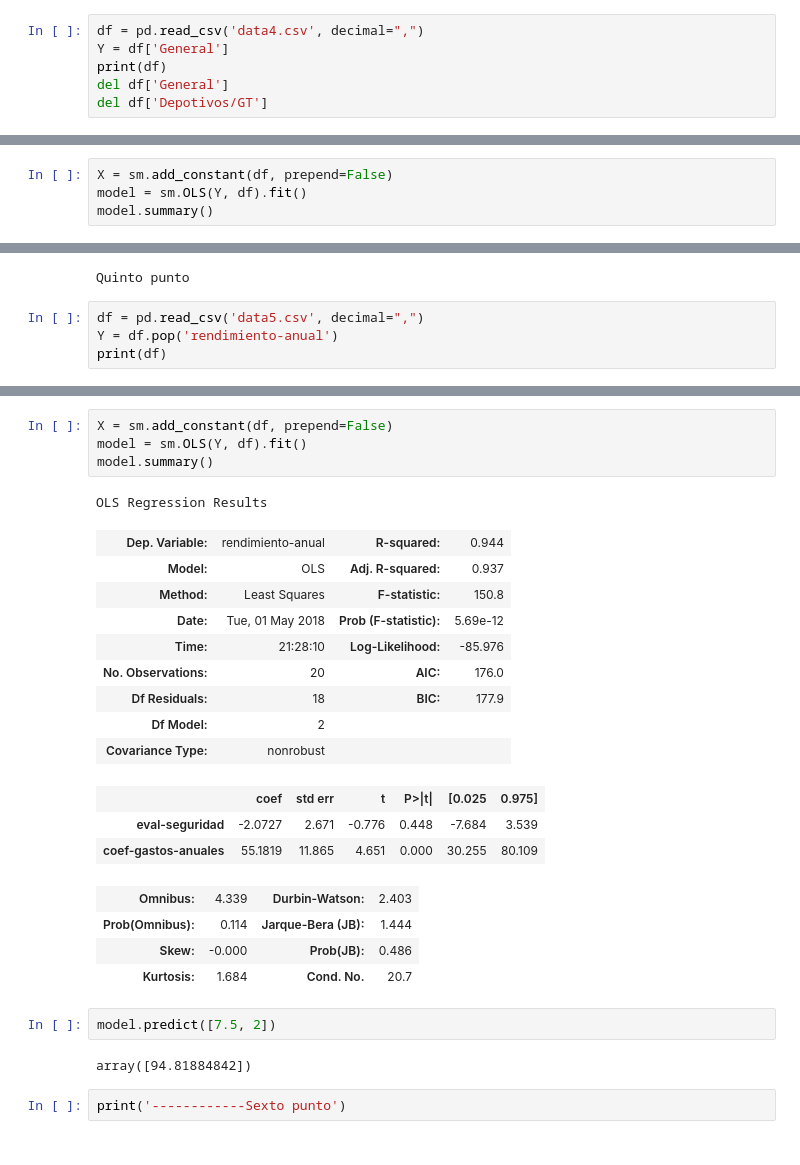
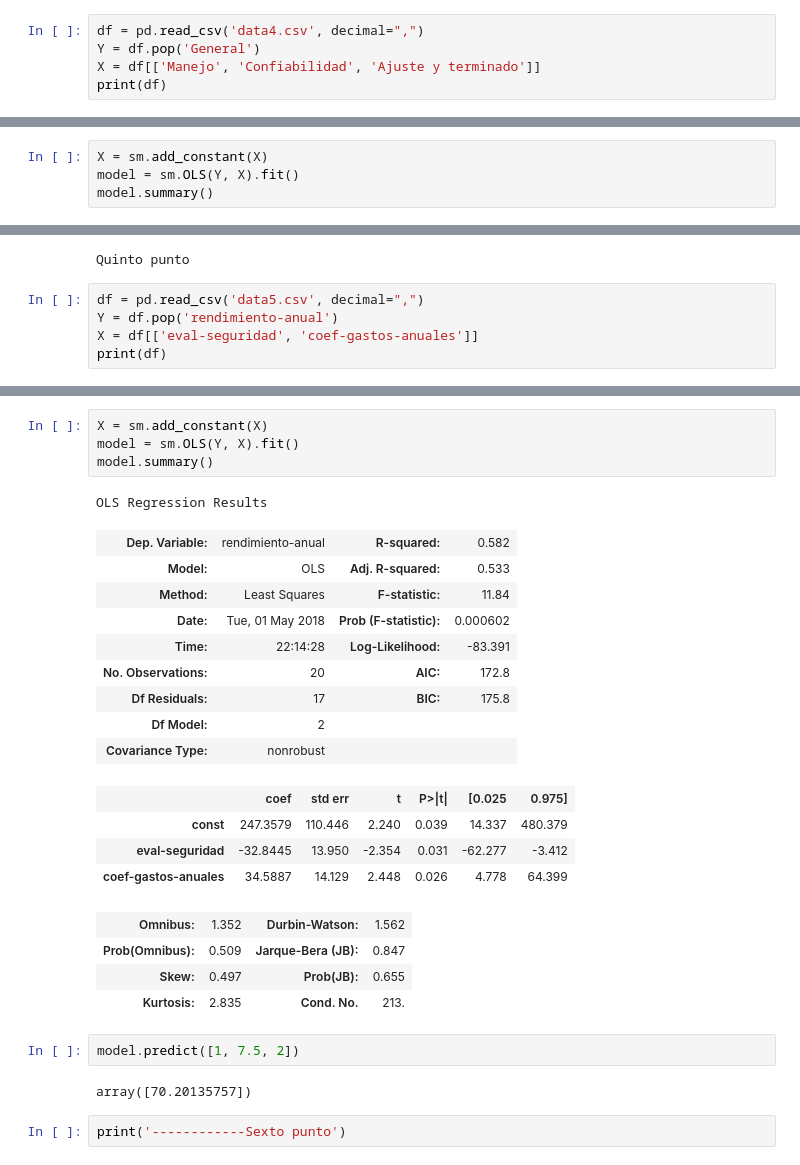
Before and after one commit to NoRoboto/jupyter-notebooks, a Jupyter notebook: estadistica/taller/Taller.ipynb, the cells around one changed output, grey strips where cells are left out. Drawn from its saved outputs; the diff is of its cells as text.

```diff
--- a/estadistica/taller/Taller.ipynb
+++ b/estadistica/taller/Taller.ipynb
@@ -142,8 +143,7 @@ print('Cuarto punto')
 Cuarto punto
 # %%
 df = pd.read_csv('data4.csv', decimal=",")
-Y = df['General']
+Y = df.pop('General')
+X = df[['Manejo', 'Confiabilidad', 'Ajuste y terminado']]
 print(df)
-del df['General']
-del df['Depotivos/GT']
 # %% [output]
@@ -165,6 +165,6 @@ del df['Depotivos/GT']
 # %%
-X = sm.add_constant(df, prepend=False)
-model = sm.OLS(Y, df).fit()
+X = sm.add_constant(X)
+model = sm.OLS(Y, X).fit()
 model.summary()
 # %% [output]
 OLS Regression Results
@@ -196,6 +197,7 @@ Quinto punto
 # %%
 df = pd.read_csv('data5.csv', decimal=",")
 Y = df.pop('rendimiento-anual')
+X = df[['eval-seguridad', 'coef-gastos-anuales']]
 print(df)
 # %% [output]
     eval-seguridad  coef-gastos-anuales
@@ -216,31 +218,32 @@ print(df)
 18             6.5                 1.61
 19             7.0                 1.50
 # %%
-X = sm.add_constant(df, prepend=False)
-model = sm.OLS(Y, df).fit()
+X = sm.add_constant(X)
+model = sm.OLS(Y, X).fit()
 model.summary()
 # %% [output]
 OLS Regression Results
-| Dep. Variable: | rendimiento-anual | R-squared: | 0.944 |
-| Model: | OLS | Adj. R-squared: | 0.937 |
-| Method: | Least Squares | F-statistic: | 150.8 |
-| Date: | Tue, 01 May 2018 | Prob (F-statistic): | 5.69e-12 |
-| Time: | 21:28:10 | Log-Likelihood: | -85.976 |
-| No. Observations: | 20 | AIC: | 176.0 |
-| Df Residuals: | 18 | BIC: | 177.9 |
+| Dep. Variable: | rendimiento-anual | R-squared: | 0.582 |
+| Model: | OLS | Adj. R-squared: | 0.533 |
+| Method: | Least Squares | F-statistic: | 11.84 |
+| Date: | Tue, 01 May 2018 | Prob (F-statistic): | 0.000602 |
+| Time: | 22:14:28 | Log-Likelihood: | -83.391 |
+| No. Observations: | 20 | AIC: | 172.8 |
+| Df Residuals: | 17 | BIC: | 175.8 |
 | Df Model: | 2 |  |  |
 | Covariance Type: | nonrobust |  |  |
 |  | coef | std err | t | P>|t| | [0.025 | 0.975] |
-| eval-seguridad | -2.0727 | 2.671 | -0.776 | 0.448 | -7.684 | 3.539 |
-| coef-gastos-anuales | 55.1819 | 11.865 | 4.651 | 0.000 | 30.255 | 80.109 |
+| const | 247.3579 | 110.446 | 2.240 | 0.039 | 14.337 | 480.379 |
+| eval-seguridad | -32.8445 | 13.950 | -2.354 | 0.031 | -62.277 | -3.412 |
+| coef-gastos-anuales | 34.5887 | 14.129 | 2.448 | 0.026 | 4.778 | 64.399 |
-| Omnibus: | 4.339 | Durbin-Watson: | 2.403 |
-| Prob(Omnibus): | 0.114 | Jarque-Bera (JB): | 1.444 |
-| Skew: | -0.000 | Prob(JB): | 0.486 |
-| Kurtosis: | 1.684 | Cond. No. | 20.7 |
+| Omnibus: | 1.352 | Durbin-Watson: | 1.562 |
+| Prob(Omnibus): | 0.509 | Jarque-Bera (JB): | 0.847 |
+| Skew: | 0.497 | Prob(JB): | 0.655 |
+| Kurtosis: | 2.835 | Cond. No. | 213. |
 # %%
-model.predict([7.5, 2])
+model.predict([1, 7.5, 2])
 # %% [output]
-array([94.81884842])
+array([70.20135757])
 # %%
 print('------------Sexto punto')
 # %% [output]
```
Also changed, not shown: parts of 18 cells of this notebook, 3 other files.
